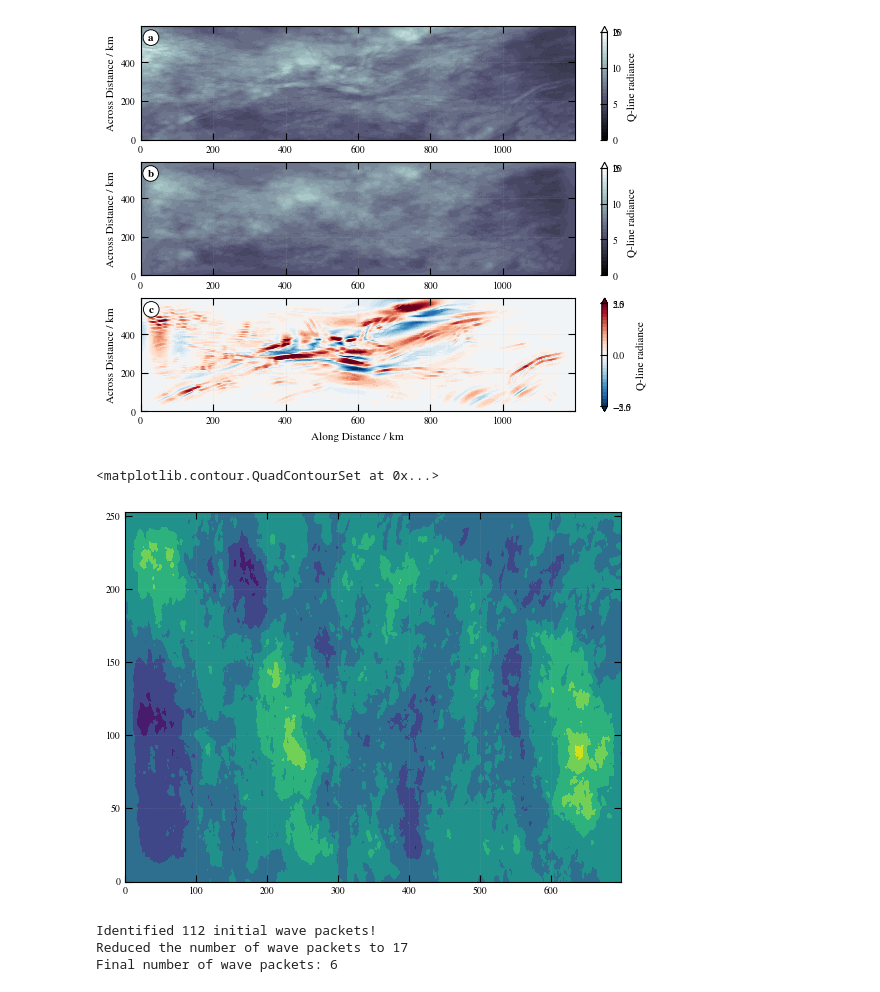
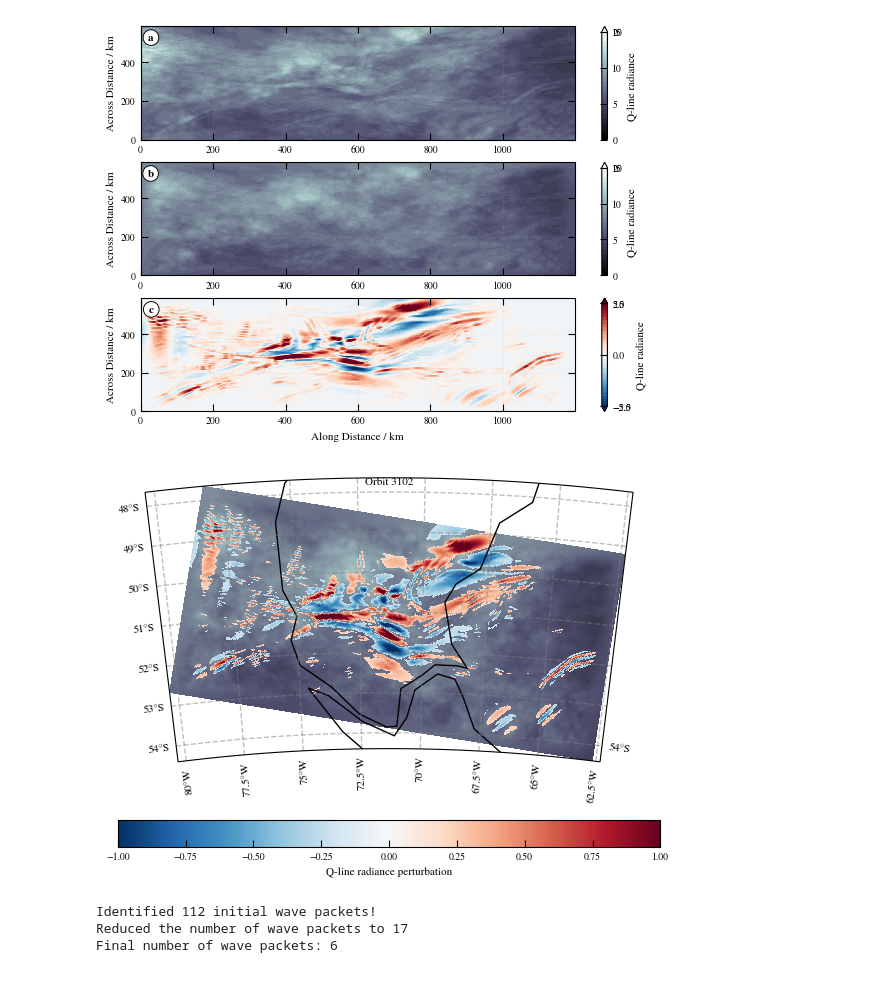
Before and after one commit to Waveguyde/WAVEGUISE, a Jupyter notebook: notebooks/28-2D_AWE_Natalie_case_3102.ipynb, the cells around one changed output. Cells and saved outputs as stored; diff of their text form; code cells hidden in the pictures.

```diff
--- a/notebooks/28-2D_AWE_Natalie_case_3102.ipynb
+++ b/notebooks/28-2D_AWE_Natalie_case_3102.ipynb
@@ -127,10 +91,62 @@ ax3.text(0.03,0.94,'c',transform=ax3.transAxes, bbox=letterbox, verticalalignmen
 Text(0.03, 0.94, 'c')
 [figure]
 # %%
-plt.contourf(signal-wavy_stuff)
+data_1 = BI_low+signal-wavy_stuff+np.mean(orig.values)
+data_2 = wavy_stuff
+
+lon = ds["Longitude"].isel(time=0,x_along_track=slice(2700,3300),y_cross_track=slice(57,-150))
+lat = ds["Latitude"].isel(time=0,x_along_track=slice(2700,3300),y_cross_track=slice(57,-150))
+
+lon_min = float(np.nanmin(lon))
+lon_max = float(np.nanmax(lon))
+lat_min = float(np.nanmin(lat))
+lat_max = float(np.nanmax(lat))
+
+clon = 0.5 * (lon_min + lon_max)
+clat = 0.5 * (lat_min + lat_max)
+
+projStr = ccrs.Stereographic(central_longitude=clon, central_latitude=clat)
+
+data_1_lev = np.linspace(0,15,31)
+data_2_lev = np.linspace(-1,1,31)
+
+fig = plt.figure(figsize=(7, 5))
+
+# map axes
+ax = fig.add_subplot(projection=projStr)
+
+xs = np.linspace(lon_min, lon_max, 80)
+ys = np.linspace(lat_min, lat_max, 80)
+path = pt.nice_boundary_path_for_maps(xs, ys)
+
+ax.set_boundary(path, transform=ccrs.PlateCarree())
+ax.set_extent([lon_min, lon_max, lat_min, lat_max], crs=ccrs.PlateCarree())
+ax.coastlines(resolution='110m')
+
+gl = ax.gridlines(
+        crs=ccrs.PlateCarree(),
+        draw_labels=True,
+        linewidth=1,
+        color="gray",
+        alpha=0.5,
+        linestyle="--",
+        x_inline=False,
+        y_inline=False,
+    )
+gl.top_labels = False
+gl.bottom_labels = True
+gl.left_labels = True
+gl.right_labels = False
+
+ax.pcolormesh(lon, lat, data_1, cmap='bone', vmin=data_1_lev[0], vmax=data_1_lev[-1], transform=ccrs.PlateCarree(), shading='auto')
+masked_data_2 = np.ma.masked_inside(data_2, -0.2, 0.2)
+plot_data_2 = ax.pcolormesh(lon, lat, masked_data_2, cmap='RdBu_r', vmin=data_2_lev[0], vmax=data_2_lev[-1], transform=ccrs.PlateCarree(), shading='auto')
+ax.set_title('Orbit 3102')
+plt.colorbar(plot_data_2,orientation='horizontal',label='Q-line radiance perturbation')
+
+plt.savefig('./figures/AWE_waves_03102.png', dpi=150, bbox_inches="tight",pad_inches=0.03)
 # %% [output]
-<matplotlib.contour.QuadContourSet at 0x...>
-[figure, old version]
+[figure, new version]
 # %%
 WAS        = np.abs(denoised_cwt['decomposition'])
 seg_v1     = two.wavefield_segmentation_2d(WAS,noise_floor,connectivity_order=2)
```
Also changed, not shown: parts of 3 cells of this notebook, 15 other files.
